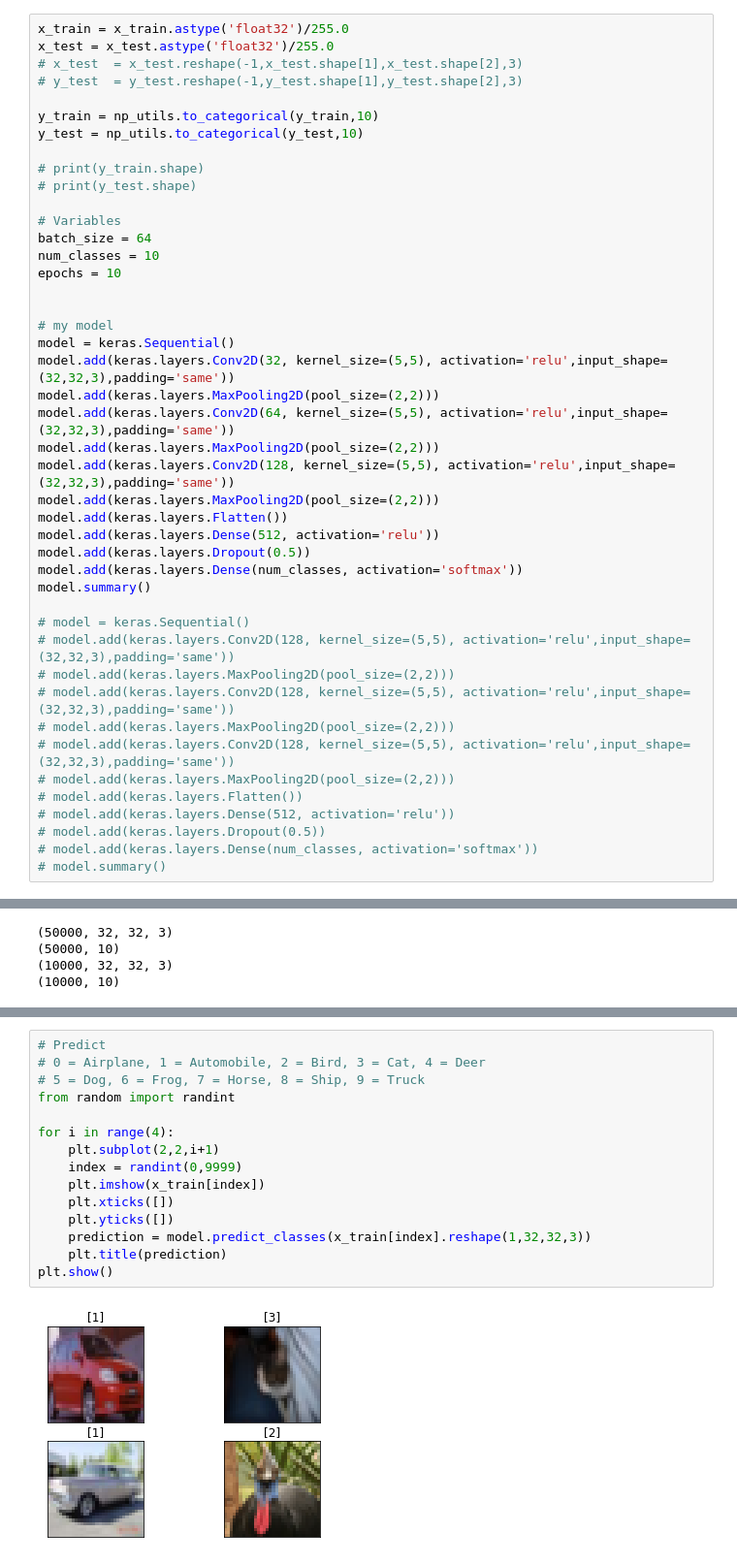
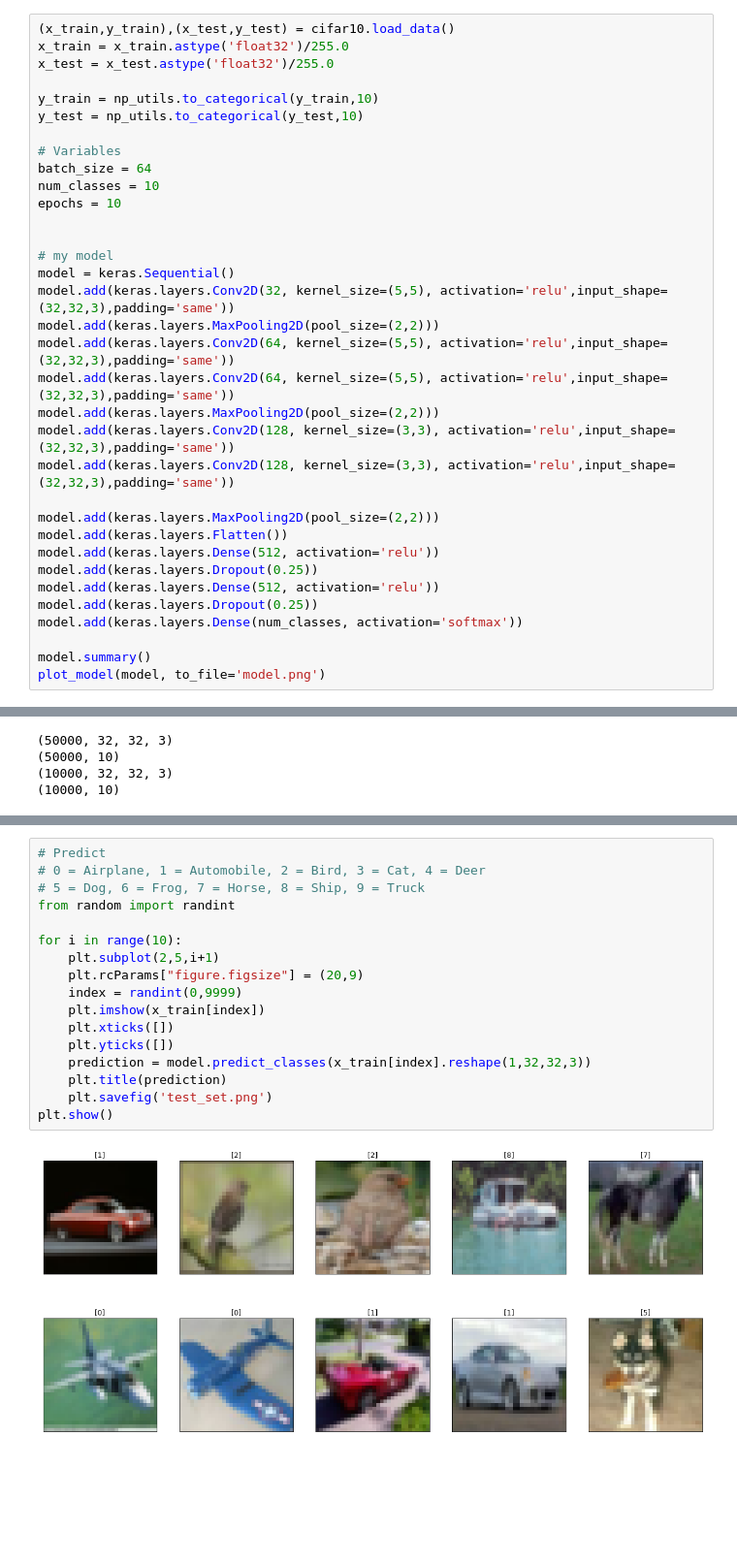
Before and after one commit to Howeng98/keras_vgg16, a Jupyter notebook: Cifar10.ipynb, the cells around one changed output, grey strips where cells are left out. Shown at 97% size. Drawn from its saved outputs; the diff is of its cells as text; blank space fills up the shorter version.

Commit message:
Alexnet with kernel_size=3: Test_Accuracy:0.7050

```diff
--- a/Cifar10.ipynb
+++ b/Cifar10.ipynb
@@ -60,14 +34,10 @@ def show_image(image):
 # %%
+(x_train,y_train),(x_test,y_test) = cifar10.load_data()
 x_train = x_train.astype('float32')/255.0
 x_test = x_test.astype('float32')/255.0
-# x_test  = x_test.reshape(-1,x_test.shape[1],x_test.shape[2],3)
-# y_test  = y_test.reshape(-1,y_test.shape[1],y_test.shape[2],3)
 
 y_train = np_utils.to_categorical(y_train,10)
 y_test = np_utils.to_categorical(y_test,10)
-
-# print(y_train.shape)
-# print(y_test.shape)
 
 # Variables
 batch_size = 64
@@ -80,25 +50,19 @@ model = keras.Sequential()
 model.add(keras.layers.Conv2D(32, kernel_size=(5,5), activation='relu',input_shape=(32,32,3),padding='same'))
 model.add(keras.layers.MaxPooling2D(pool_size=(2,2)))
 model.add(keras.layers.Conv2D(64, kernel_size=(5,5), activation='relu',input_shape=(32,32,3),padding='same'))
+model.add(keras.layers.Conv2D(64, kernel_size=(5,5), activation='relu',input_shape=(32,32,3),padding='same'))
 model.add(keras.layers.MaxPooling2D(pool_size=(2,2)))
-model.add(keras.layers.Conv2D(128, kernel_size=(5,5), activation='relu',input_shape=(32,32,3),padding='same'))
+model.add(keras.layers.Conv2D(128, kernel_size=(3,3), activation='relu',input_shape=(32,32,3),padding='same'))
+model.add(keras.layers.Conv2D(128, kernel_size=(3,3), activation='relu',input_shape=(32,32,3),padding='same'))
+
 model.add(keras.layers.MaxPooling2D(pool_size=(2,2)))
 model.add(keras.layers.Flatten())
 model.add(keras.layers.Dense(512, activation='relu'))
-model.add(keras.layers.Dropout(0.5))
+model.add(keras.layers.Dropout(0.25))
+model.add(keras.layers.Dense(512, activation='relu'))
+model.add(keras.layers.Dropout(0.25))
 model.add(keras.layers.Dense(num_classes, activation='softmax'))
+
 model.summary()
-
-# model = keras.Sequential()
-# model.add(keras.layers.Conv2D(128, kernel_size=(5,5), activation='relu',input_shape=(32,32,3),padding='same'))
-# model.add(keras.layers.MaxPooling2D(pool_size=(2,2)))
-# model.add(keras.layers.Conv2D(128, kernel_size=(5,5), activation='relu',input_shape=(32,32,3),padding='same'))
-# model.add(keras.layers.MaxPooling2D(pool_size=(2,2)))
-# model.add(keras.layers.Conv2D(128, kernel_size=(5,5), activation='relu',input_shape=(32,32,3),padding='same'))
-# model.add(keras.layers.MaxPooling2D(pool_size=(2,2)))
-# model.add(keras.layers.Flatten())
-# model.add(keras.layers.Dense(512, activation='relu'))
-# model.add(keras.layers.Dropout(0.5))
-# model.add(keras.layers.Dense(num_classes, activation='softmax'))
-# model.summary()
+plot_model(model, to_file='model.png')
 # %% [output]
@@ -184,17 +157,19 @@ plt.show()
 # %%
 # Predict
 # 0 = Airplane, 1 = Automobile, 2 = Bird, 3 = Cat, 4 = Deer
 # 5 = Dog, 6 = Frog, 7 = Horse, 8 = Ship, 9 = Truck
 from random import randint
 
-for i in range(4):
-    plt.subplot(2,2,i+1)
+for i in range(10):
+    plt.subplot(2,5,i+1)
+    plt.rcParams["figure.figsize"] = (20,9)
     index = randint(0,9999)
     plt.imshow(x_train[index])
     plt.xticks([])
     plt.yticks([])
     prediction = model.predict_classes(x_train[index].reshape(1,32,32,3))
     plt.title(prediction)
+    plt.savefig('test_set.png')
 plt.show()
 # %% [output]
-[figure, old version]
+[figure, new version]
```
Also changed, not shown: parts of 7 cells of this notebook, 1 other file.
